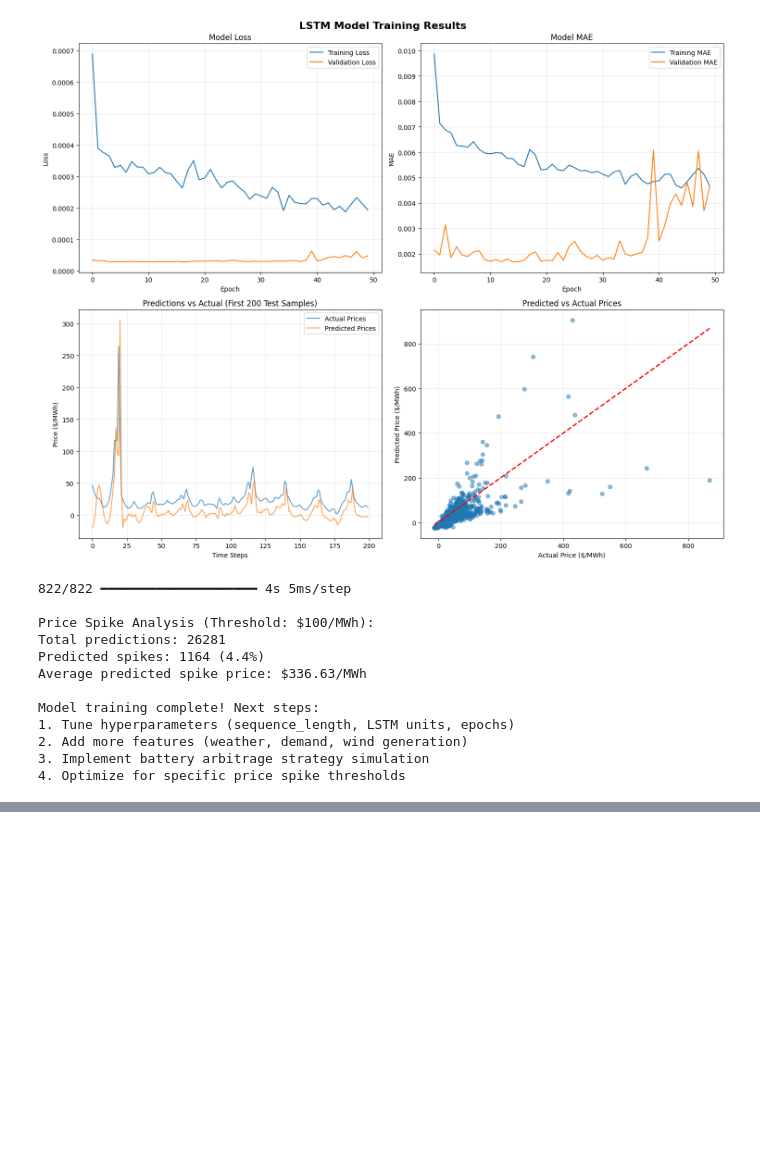
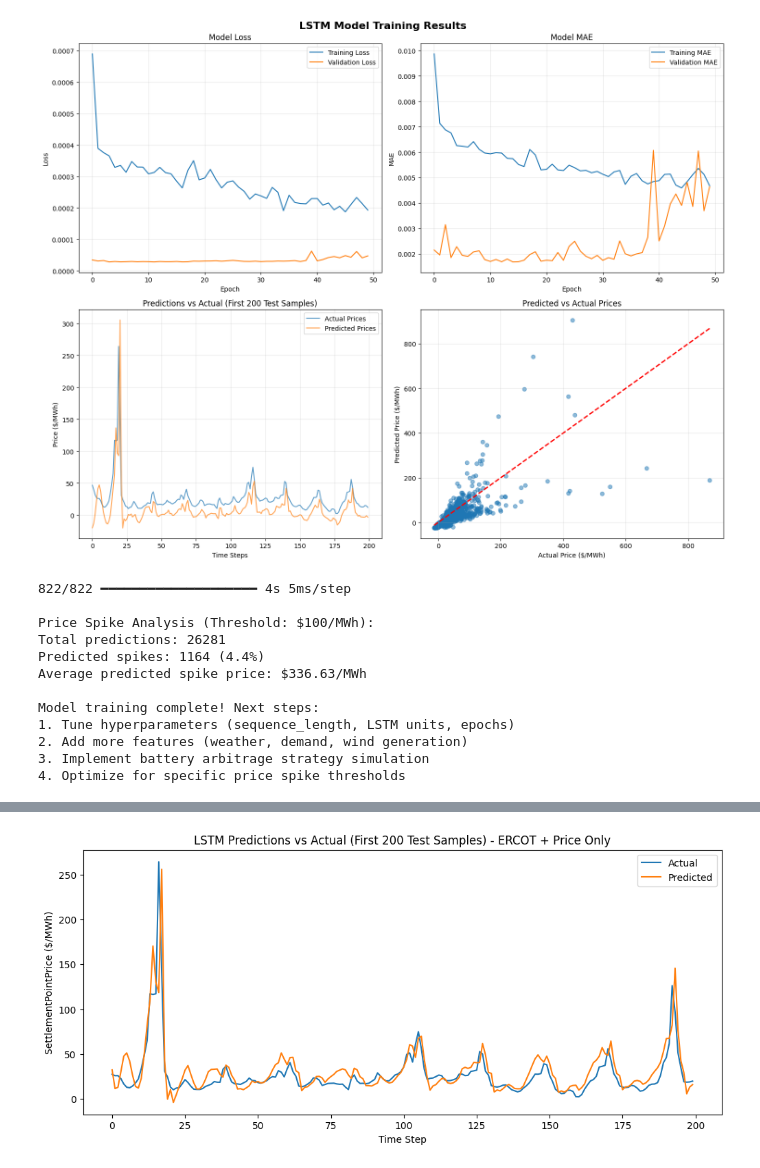
Before and after one commit to MibhaelGray/LSTM-Solar-Production-ERCOT, a Jupyter notebook: notebooks/model.ipynb, the cells around one changed output, grey strips where cells are left out. Drawn from its saved outputs; the diff is of its cells as text; code cells hidden in the pictures; blank space fills up the shorter version.

```diff
--- a/notebooks/model.ipynb
+++ b/notebooks/model.ipynb
@@ -483,0 +543,85 @@ Model training complete! Next steps:
+# %%
+import numpy as np
+import pandas as pd
+from sklearn.preprocessing import MinMaxScaler
+from sklearn.model_selection import train_test_split
+from sklearn.metrics import mean_absolute_error, mean_squared_error
+import tensorflow as tf
+from tensorflow.keras.models import Sequential
+from tensorflow.keras.layers import LSTM, Dense, Dropout
+from tensorflow.keras.optimizers import Adam
+import matplotlib.pyplot as plt
+
+# --- Feature selection: only ERCOT and past price ---
+feature_cols = ['ERCOT', 'SettlementPointPrice']
+
+# --- Prepare data ---
+final_ercot = final_ercot.sort_values(['Hour Ending']).reset_index(drop=True)
+X = final_ercot[feature_cols].values
+y = final_ercot['SettlementPointPrice'].values.reshape(-1, 1)
+
+# --- Scale features and target ---
+X_scaler = MinMaxScaler()
+y_scaler = MinMaxScaler()
+X_scaled = X_scaler.fit_transform(X)
+y_scaled = y_scaler.fit_transform(y)
+
+# --- Create sequences for LSTM ---
+def create_sequences(X, y, seq_length=24):
+    Xs, ys = [], []
+    for i in range(seq_length, len(X)):
+        Xs.append(X[i-seq_length:i])
+        ys.append(y[i])
+    return np.array(Xs), np.array(ys)
+
+seq_length = 24
+X_seq, y_seq = create_sequences(X_scaled, y_scaled, seq_length)
+
+# --- Train/test split ---
+X_train, X_test, y_train, y_test = train_test_split(X_seq, y_seq, test_size=0.2, shuffle=False)
+
+# --- Build LSTM model ---
+def build_lstm(input_shape):
+    model = Sequential([
+        LSTM(50, return_sequences=True, input_shape=input_shape),
+        Dropout(0.2),
+        LSTM(50, return_sequences=False),
+        Dropout(0.2),
+        Dense(25),
+        Dense(1)
+    ])
+    model.compile(optimizer=Adam(learning_rate=0.001), loss='mse', metrics=['mae'])
+    return model
+
+model = build_lstm((seq_length, X_seq.shape[2]))
+model.summary()
+
+# --- Train ---
+history = model.fit(
+    X_train, y_train,
+    epochs=30,
+    batch_size=32,
+    validation_data=(X_test, y_test),
+    shuffle=False
+)
+
+# --- Evaluate ---
+y_pred_scaled = model.predict(X_test)
+y_pred = y_scaler.inverse_transform(y_pred_scaled)
+y_test_actual = y_scaler.inverse_transform(y_test)
+
+mae = mean_absolute_error(y_test_actual, y_pred)
+rmse = np.sqrt(mean_squared_error(y_test_actual, y_pred))
+print(f"Test MAE: ${mae:.2f}/MWh")
+print(f"Test RMSE: ${rmse:.2f}/MWh")
+
+# --- Plot predictions ---
+plt.figure(figsize=(12, 5))
+plt.plot(y_test_actual[:200], label='Actual')
+plt.plot(y_pred[:200], label='Predicted')
+plt.title('LSTM Predictions vs Actual (First 200 Test Samples) - ERCOT + Price Only')
+plt.xlabel('Time Step')
+plt.ylabel('SettlementPointPrice ($/MWh)')
+plt.legend()
+plt.show()
+# %% [output]
@@ -483,0 +664 @@ Model training complete! Next steps:
+[figure, added]
```
Also changed, not shown: parts of 10 cells of this notebook, 8 other files.
